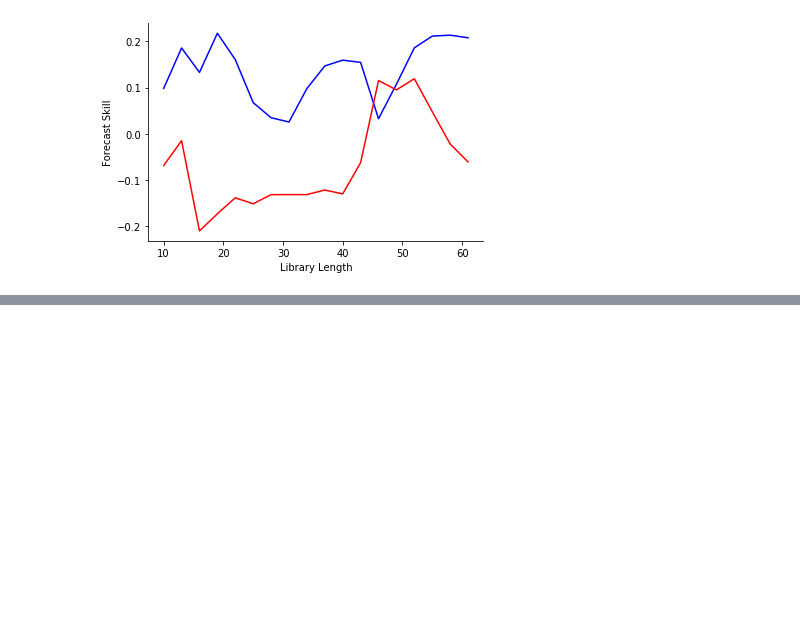
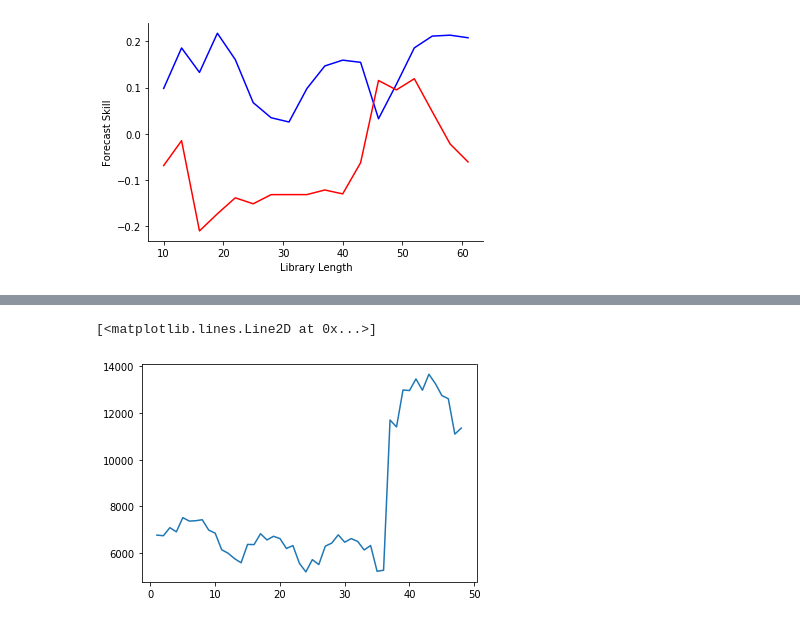
Before and after one commit to cenxi-si/DS-industry-project-group35, a Jupyter notebook: CCM_MisogynyTweet_vs_RapeCount.ipynb, the cells around one changed output, grey strips where cells are left out. Drawn from its saved outputs; the diff is of its cells as text; code cells hidden in the pictures; blank space fills up the shorter version.

```diff
--- a/CCM_MisogynyTweet_vs_RapeCount.ipynb
+++ b/CCM_MisogynyTweet_vs_RapeCount.ipynb
@@ -467,0 +634,16 @@ sns.despine()
+# %%
+crime_df = pd.read_csv('crime_oldversion.csv',index_col=0)
+abbr_name = pd.read_csv('abbr-name.csv')
+abbr_name['abbr'] = abbr_name['abbr'].str.lower()
+state = abbr_name['abbr'].to_list()
+# %%
+crime = crime_df[['STATE', 'YEAR', 'MONTH', 'OFFENSE', 'OCCUR', 'POP']]
+crime['STATE'] = crime['STATE'].str.capitalize()
+crime = pd.merge(crime, abbr_name, left_on='STATE', right_on='full', how='left')
+crime = crime.drop(columns=['full', 'OFFENSE'])
+
+crime_agg = crime.groupby(['MONTH','YEAR','abbr']).sum().reset_index()
+crime_agg = crime_agg.rename(columns={'MONTH': 'month','OCCUR': 'crime_counts', 'YEAR':'year', 'abbr':'USstate'})
+crime_agg['month'] = crime_agg['month'].astype(int)
+crime_agg['year'] = crime_agg['year'].astype(int)
+crime_agg = crime_agg.drop(columns=['POP'])
@@ -467,0 +671,3 @@ sns.despine()
+# %%
+crime_agg_year = crime_agg.groupby(['year','month']).sum().reset_index()
+crime_agg_year
@@ -467,0 +692,6 @@ sns.despine()
+# %%
+x2_crime = crime_agg_year['crime_counts'].to_numpy()
+plt.plot(np.arange(1,49),x2_crime)
+# %% [output]
+[<matplotlib.lines.Line2D at 0x...>]
+[figure, added]
```
Also changed, not shown: parts of 36 cells of this notebook.
